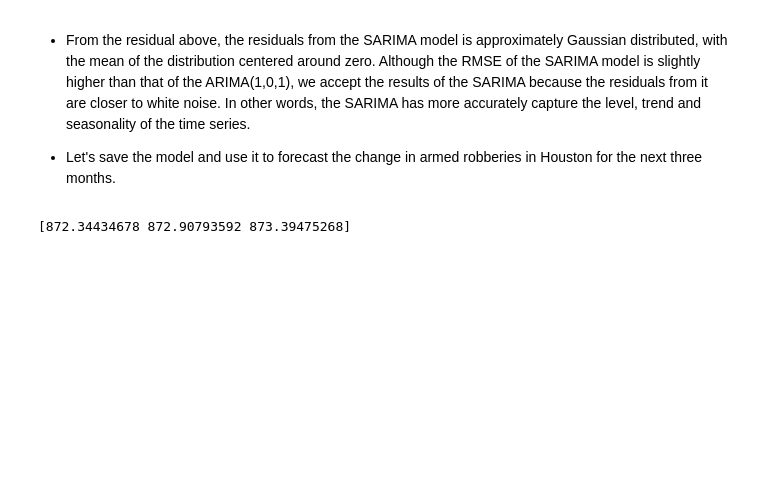
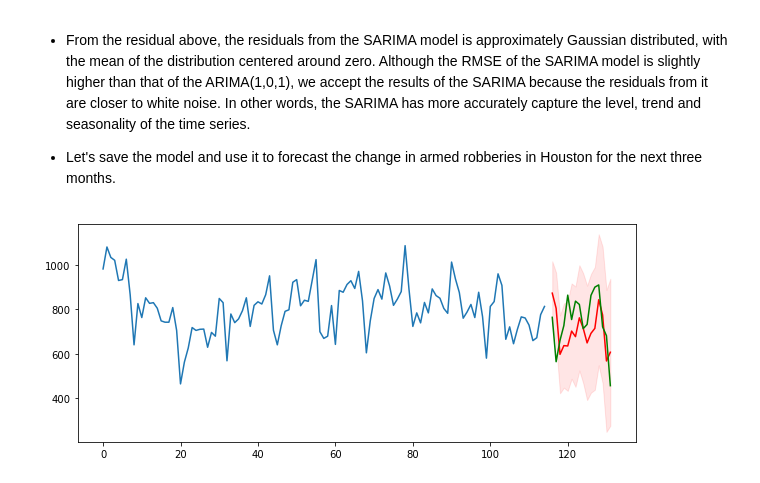
Before and after one commit to grantrzchan/HTX_Armed_Robberies, a Jupyter notebook: HTX_Robberies_ARIMA.ipynb, the cells around one changed output. Cells and saved outputs as stored; diff of their text form; code cells hidden in the pictures; blank space fills up the shorter version.

Commit message:
finished initial forecast

```diff
--- a/HTX_Robberies_ARIMA.ipynb
+++ b/HTX_Robberies_ARIMA.ipynb
@@ -773,22 +773,30 @@ np.save('ts_std.npy', ts_std)
 
 #save time series data up to time t
 np.save('sarima_hist.npy', sarimax_hist)
-# %%
-sarima_model_pred = []
-sarima_new_hist = sarimax_hist.copy()
-lower_bound = []
-upper_bound = []
-
-#make prediction using saved model
-
-
-# sarima_model_fit.forecast(3)
-print(sarima_model_fit.forecast(3))
-sarima_y_hat = sarima_model_fit.forecast(3)[0]
-sarima_model_pred.append(sarimax_y_hat)
-sarima_new_hist.append(sarimax_y_hat)
-# lower_bound.append(sarima_model_fit.forecast(3)[2])
-# upper_bound.append(sarima_model_fit.forecast(3)[2])
-sarima_model_fit = SARIMAX(sarima_new_hist, order=(0,1,1), seasonal_order=(0,1,1,12)).fit(disp=0)
-# %% [output]
-[872.34434678 872.90793592 873.39475268]
+# %%
+sarima_new_hist = sarimax_hist.copy()
+
+x = sarima_model_fit
+steps = 16
+# print(sarima_new_hist)
+
+#make prediction using saved model
+forecasted = x.get_forecast(steps).summary_frame()
+sarima_model_pred = list(forecasted.loc[:,'mean'])
+for i in range(len(sarima_model_pred)):
+    sarima_new_hist.append(sarima_model_pred[i])
+lower_bound = list(forecasted.loc[:,'mean_ci_lower'])
+upper_bound = list(forecasted.loc[:,'mean_ci_upper'])
+
+sarima_prediction = [inv_normalizer(item, ts_avg, ts_std) for item in sarima_model_pred]
+sarima_lcb = [inv_normalizer(item, ts_avg, ts_std) for item in lower_bound]
+sarima_ucb = [inv_normalizer(item, ts_avg, ts_std) for item in upper_bound]
+# %%
+plt.figure(figsize=(10,4))
+plt.plot([inv_normalizer(item, ts_avg, ts_std) for item in sarimax_hist])
+plt.plot(np.arange(len(sarimax_hist)+1, len(sarimax_hist)+steps+1), sarima_prediction, color='r')
+plt.plot(np.arange(len(sarimax_hist)+1, len(sarimax_hist)+len(cv_set)+1),cv_set.values, color='g')
+plt.fill_between(np.arange(len(sarimax_hist)+1, len(sarimax_hist)+steps+1), sarima_lcb, sarima_ucb, color='r', alpha=0.1)
+plt.show()
+# %% [output]
+[figure, added]
```
Also changed, not shown: parts of 2 cells of this notebook.
